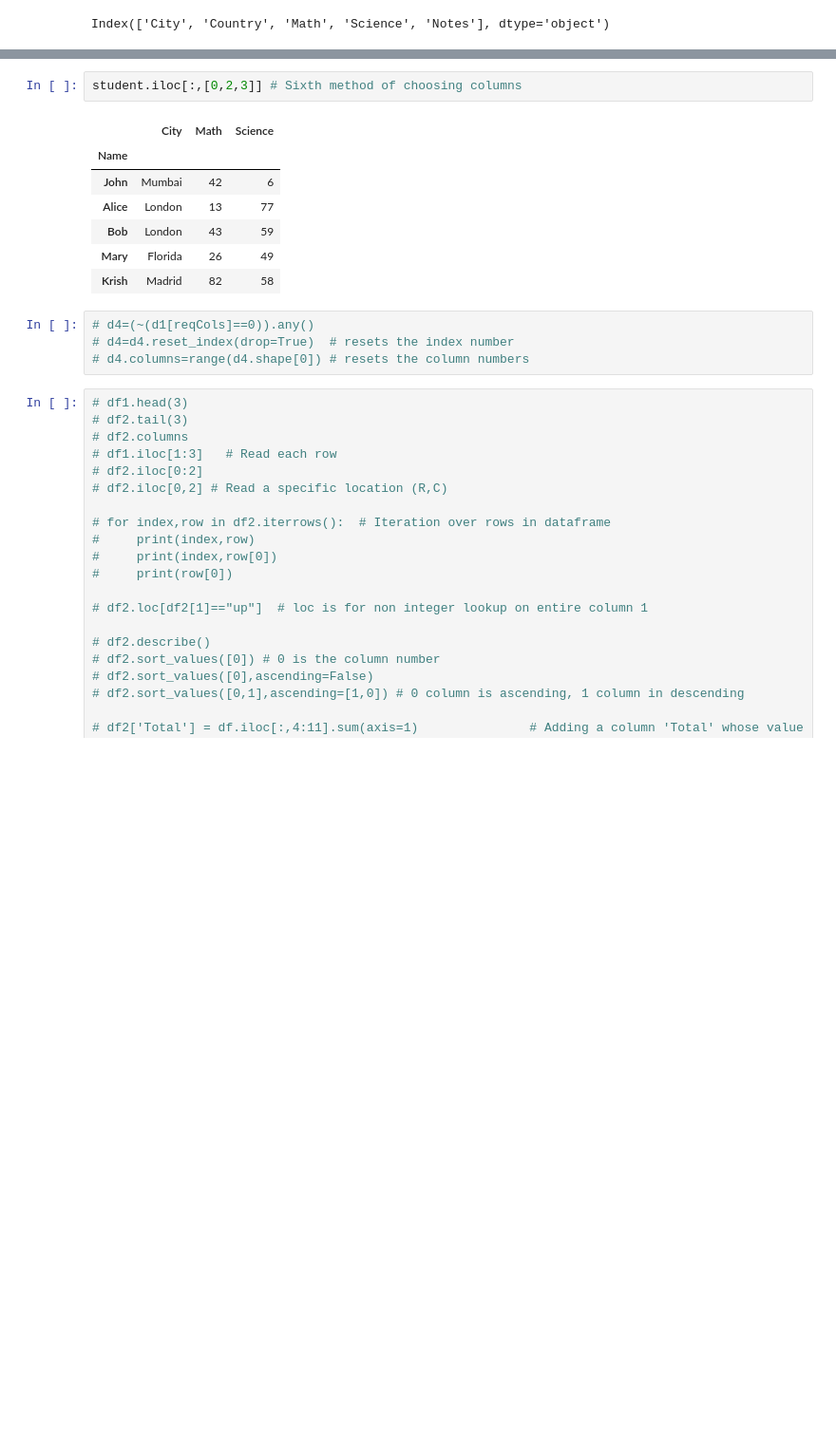
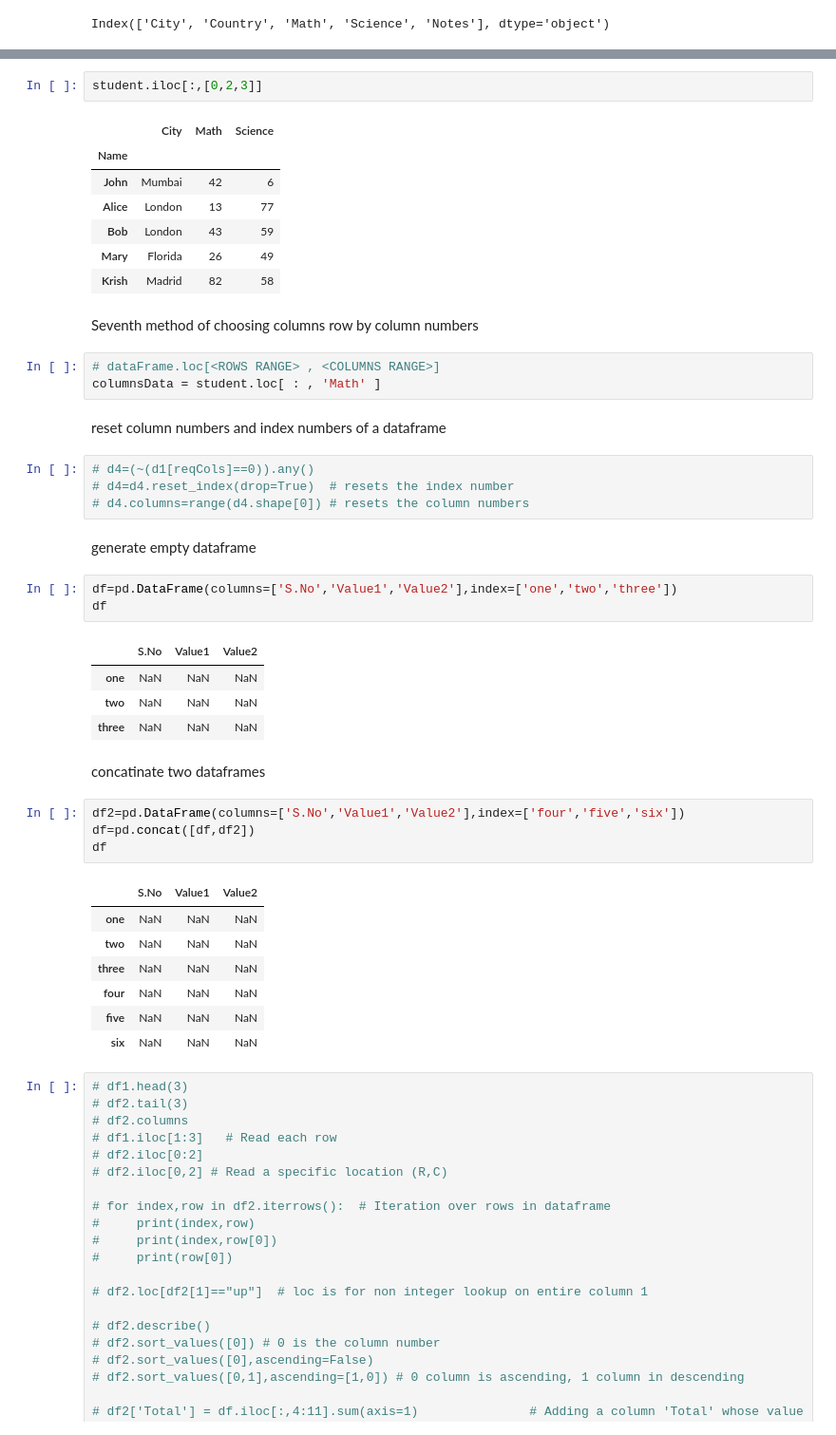
Before and after one commit to rsatwik/PythonPractise, a Jupyter notebook: pandas.ipynb, the cells around one changed output, grey strips where cells are left out. Shown at 95% size. Saved outputs shown, nothing was run; the diff lists cells and outputs as text; blank space fills up the shorter version.

```diff
--- a/pandas.ipynb
+++ b/pandas.ipynb
@@ -384,5 +424,5 @@ student.iloc[:,0:2] # Fifth method of choosing columns
 # %%
-student.iloc[:,[0,2,3]] # Sixth method of choosing columns
+student.iloc[:,[0,2,3]]
 # %% [output]
 |  | City | Math | Science |
 | Name |  |  |  |
@@ -391,10 +431,41 @@ student.iloc[:,[0,2,3]] # Sixth method of choosing columns
 | Bob | London | 43 | 59 |
 | Mary | Florida | 26 | 49 |
 | Krish | Madrid | 82 | 58 |
+# %% [markdown]
+Seventh method of choosing columns row by column numbers
+# %%
+# dataFrame.loc[<ROWS RANGE> , <COLUMNS RANGE>]
+columnsData = student.loc[ : , 'Math' ]
+# %% [markdown]
+reset column numbers and index numbers of a dataframe
 # %%
 # d4=(~(d1[reqCols]==0)).any()
 # d4=d4.reset_index(drop=True)  # resets the index number
 # d4.columns=range(d4.shape[0]) # resets the column numbers
+# %% [markdown]
+generate empty dataframe
+# %%
+df=pd.DataFrame(columns=['S.No','Value1','Value2'],index=['one','two','three'])
+df
+# %% [output]
+|  | S.No | Value1 | Value2 |
+| one | NaN | NaN | NaN |
+| two | NaN | NaN | NaN |
+| three | NaN | NaN | NaN |
+# %% [markdown]
+concatinate two dataframes
+# %%
+df2=pd.DataFrame(columns=['S.No','Value1','Value2'],index=['four','five','six'])
+df=pd.concat([df,df2])
+df
+# %% [output]
+|  | S.No | Value1 | Value2 |
+| one | NaN | NaN | NaN |
+| two | NaN | NaN | NaN |
+| three | NaN | NaN | NaN |
+| four | NaN | NaN | NaN |
+| five | NaN | NaN | NaN |
+| six | NaN | NaN | NaN |
 # %%
 # df1.head(3)
 # df2.tail(3)
```
Also changed, not shown: parts of 48 cells of this notebook.
